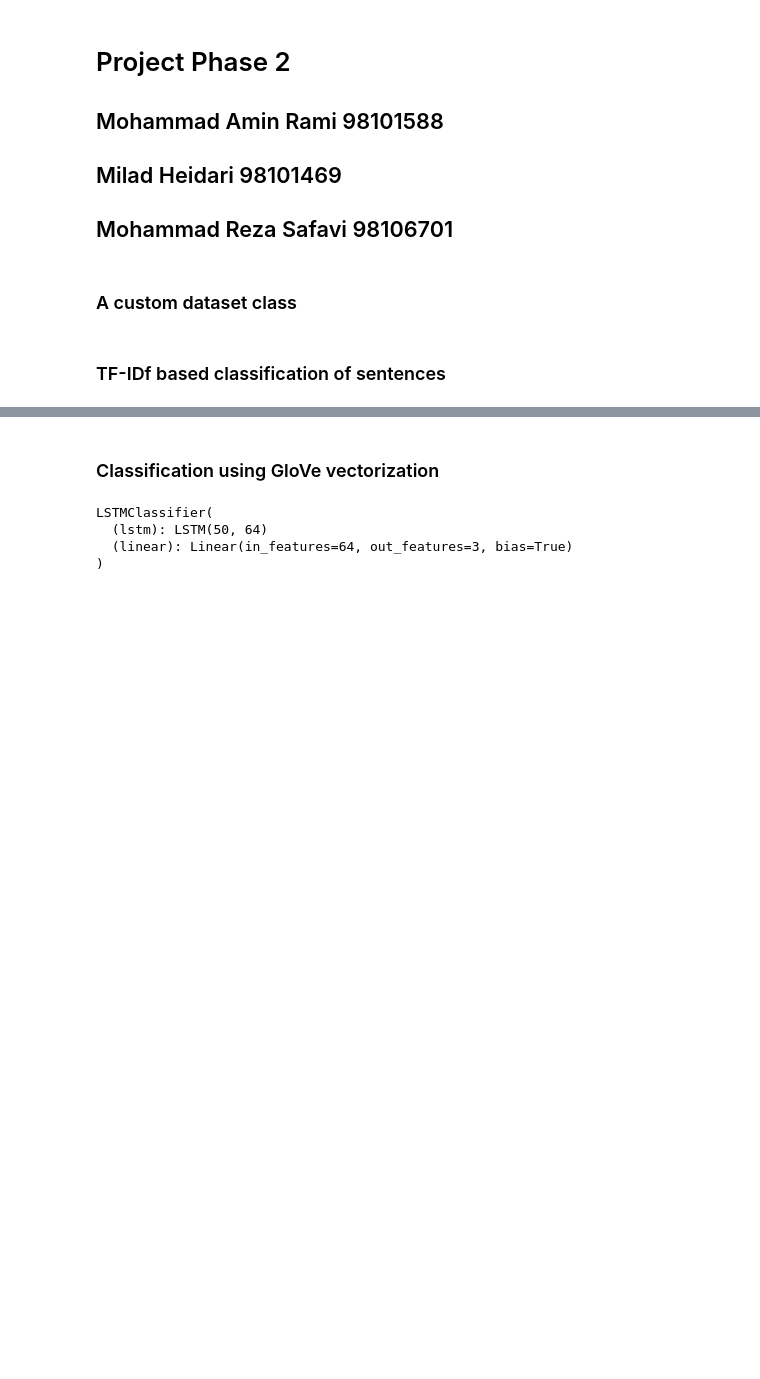
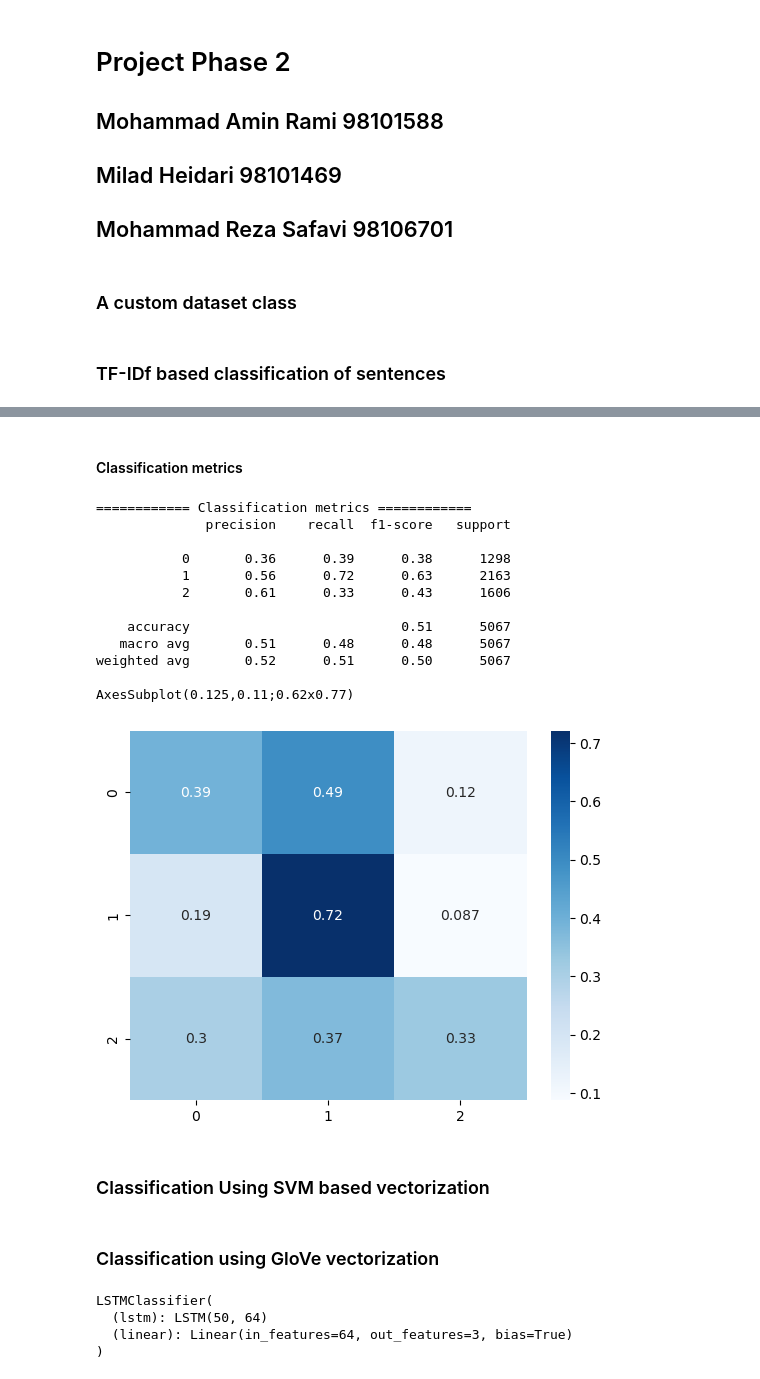
Before and after one commit to M-Heidari2000/DeepLearning_Project_2022, a Jupyter notebook: Phase2.ipynb, the cells around one changed output, grey strips where cells are left out. Saved outputs shown, nothing was run; the diff lists cells and outputs as text; code cells hidden in the pictures; blank space fills up the shorter version.

Commit message:
plot confmat and f1 score

```diff
--- a/Phase2.ipynb
+++ b/Phase2.ipynb
@@ -181,3 +187,38 @@ Done!
+# %% [markdown]
+#### Classification metrics
+# %%
+pred = None
+g_truth = None
+with torch.no_grad():
+    for X, y in test_loader:
+        X = X.to(device)
+        y = y.to(device)
+        if pred is None:
+            pred = model(X.float()).argmax(dim=1).reshape((-1, ))
+            g_truth = y
+        else:
+            pred = torch.cat((pred, model(X.float()).argmax(dim=1).reshape((-1, ))))
+            g_truth = torch.cat((g_truth, y))
+
+print('============ Classification metrics ============')
+print(classification_report(g_truth.cpu(), pred.cpu()))
+print(sns.heatmap(confusion_matrix(g_truth.cpu(), pred.cpu(),  normalize='true'), annot=True, cmap='Blues'))
+# %% [output]
+============ Classification metrics ============
+              precision    recall  f1-score   support
+
+           0       0.36      0.39      0.38      1298
+           1       0.56      0.72      0.63      2163
+           2       0.61      0.33      0.43      1606
+
+    accuracy                           0.51      5067
+   macro avg       0.51      0.48      0.48      5067
+weighted avg       0.52      0.51      0.50      5067
+
+AxesSubplot(0.125,0.11;0.62x0.77)
+[figure, added]
+# %% [markdown]
+### Classification Using SVM based vectorization
 # %% [markdown]
 ### Classification using GloVe vectorization
 # %%
```
Also changed, not shown: parts of 18 cells of this notebook, 1 other file.
